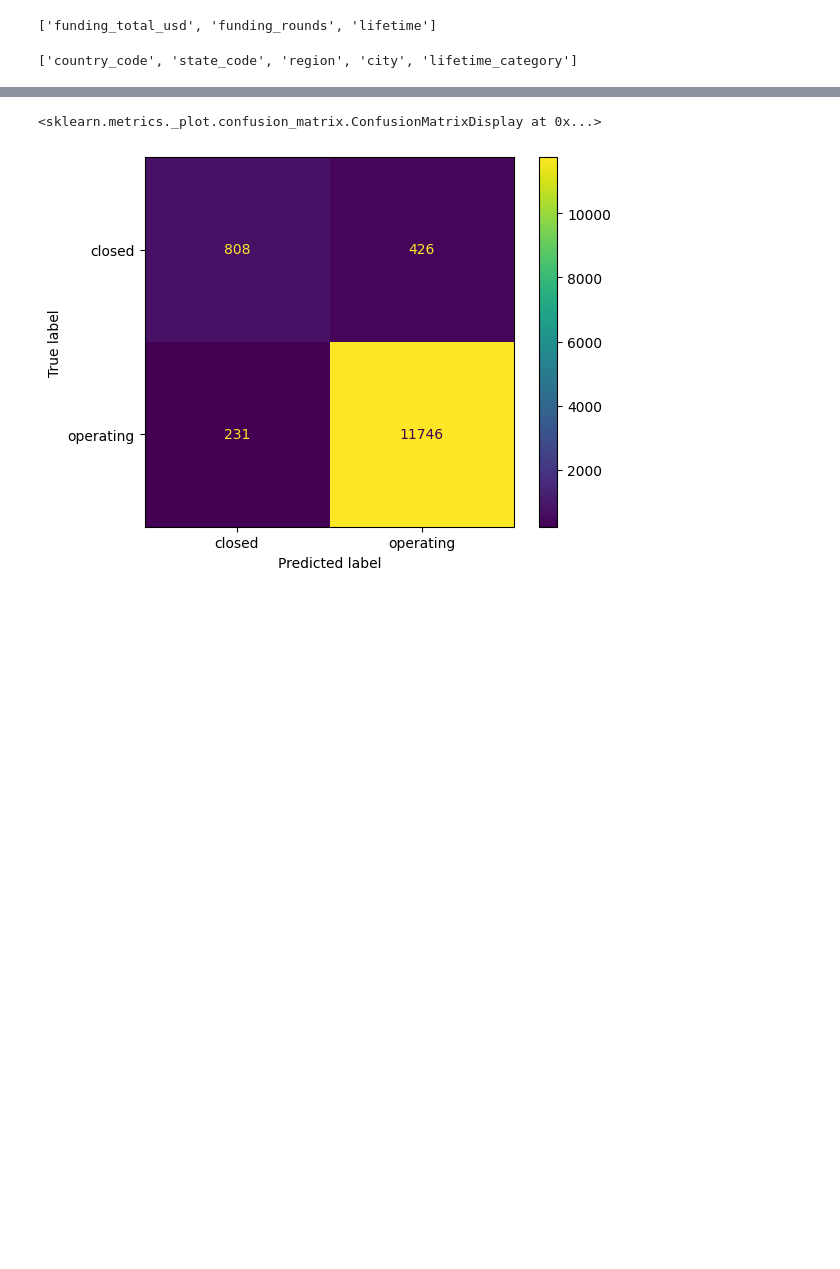
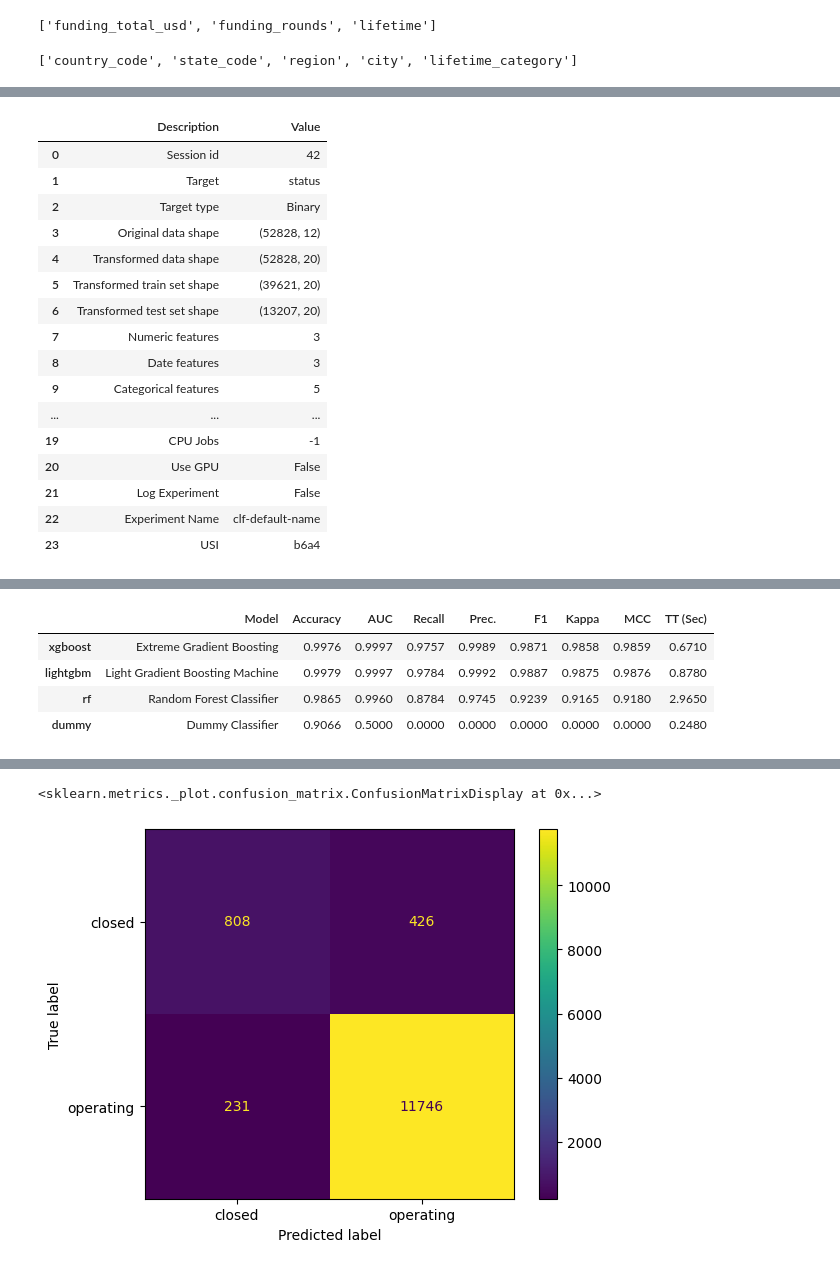
Before and after one commit to FedorSafonov/Predicting-the-success-of-startups, a Jupyter notebook: startup_data_preparation_baseline.ipynb, the cells around one changed output, grey strips where cells are left out. Saved outputs shown, nothing was run; the diff lists cells and outputs as text; code cells hidden in the pictures; blank space fills up the shorter version.

```diff
--- a/startup_data_preparation_baseline.ipynb
+++ b/startup_data_preparation_baseline.ipynb
@@ -380,0 +456,2 @@ f1_score(test_y, predict, pos_label='closed')
+# %%
+date_cols = train_df.select_dtypes('datetime64').columns.to_list()[:-1]
@@ -380,0 +462,25 @@ f1_score(test_y, predict, pos_label='closed')
+# %%
+train = pd.merge(right=train_y,left=train_X[num_cols+cat_cols+date_cols],left_index=True,right_index=True)
+target_mapping = {'closed': 1, 'operating': 0}
+train.status = train.status.map(target_mapping)
+
+setup(train,train_size=0.75,target='status',session_id=42)
+best_model = compare_models(sort='AUC',include=['xgboost','lightgbm','rf','dummy'])
+# %% [output]
+|  | Description | Value |
+| 0 | Session id | 42 |
+| 1 | Target | status |
+| 2 | Target type | Binary |
+| 3 | Original data shape | (52828, 12) |
+| 4 | Transformed data shape | (52828, 20) |
+| 5 | Transformed train set shape | (39621, 20) |
+| 6 | Transformed test set shape | (13207, 20) |
+| 7 | Numeric features | 3 |
+| 8 | Date features | 3 |
+| 9 | Categorical features | 5 |
+| ... | ... | ... |
+| 19 | CPU Jobs | -1 |
+| 20 | Use GPU | False |
+| 21 | Log Experiment | False |
+| 22 | Experiment Name | clf-default-name |
+| 23 | USI | b6a4 |
@@ -380,0 +488,5 @@ f1_score(test_y, predict, pos_label='closed')
+|  | Model | Accuracy | AUC | Recall | Prec. | F1 | Kappa | MCC | TT (Sec) |
+| xgboost | Extreme Gradient Boosting | 0.9976 | 0.9997 | 0.9757 | 0.9989 | 0.9871 | 0.9858 | 0.9859 | 0.6710 |
+| lightgbm | Light Gradient Boosting Machine | 0.9979 | 0.9997 | 0.9784 | 0.9992 | 0.9887 | 0.9875 | 0.9876 | 0.8780 |
+| rf | Random Forest Classifier | 0.9865 | 0.9960 | 0.8784 | 0.9745 | 0.9239 | 0.9165 | 0.9180 | 2.9650 |
+| dummy | Dummy Classifier | 0.9066 | 0.5000 | 0.0000 | 0.0000 | 0.0000 | 0.0000 | 0.0000 | 0.2480 |
```
Also changed, not shown: parts of 19 cells of this notebook, 1 other file.
